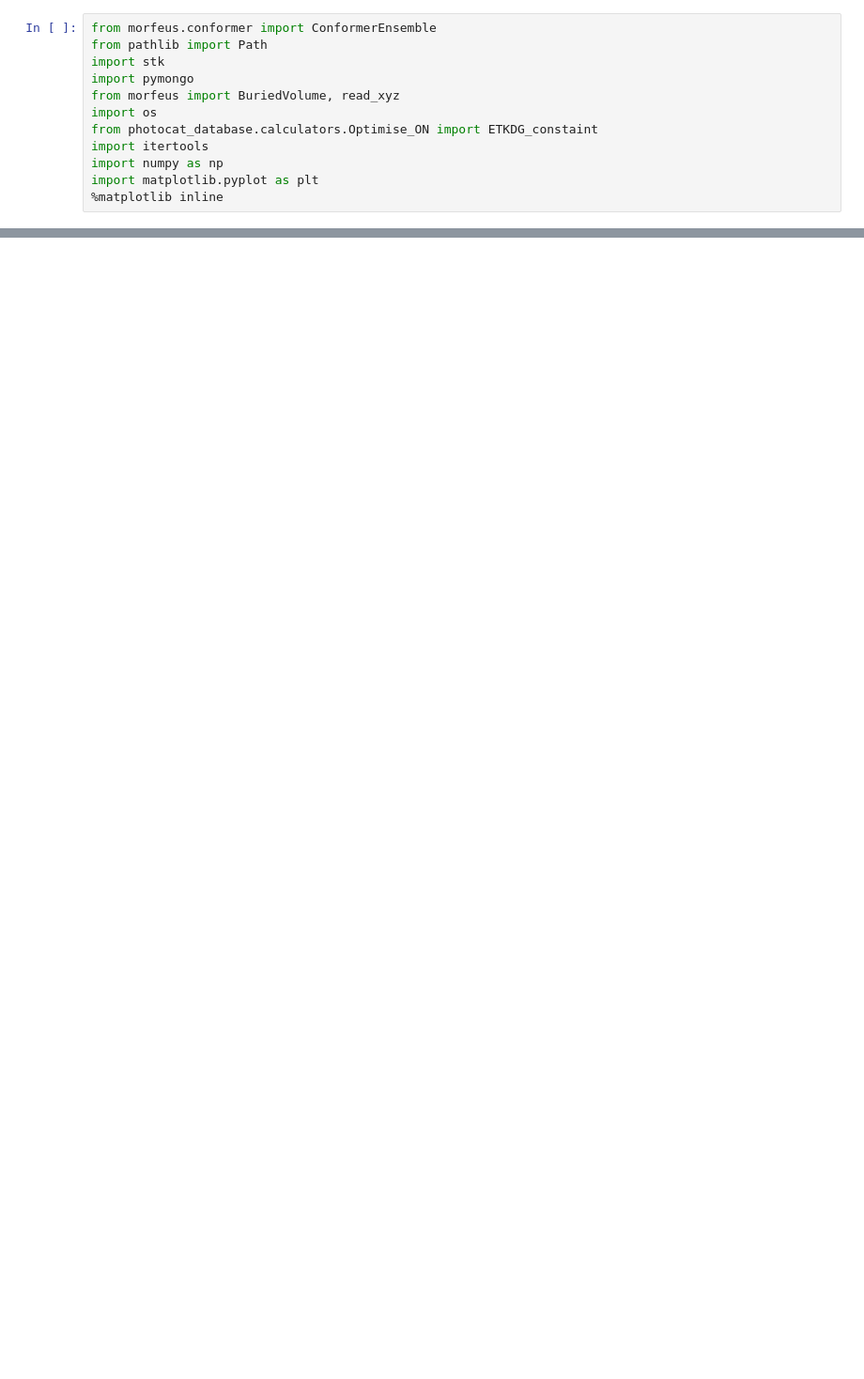
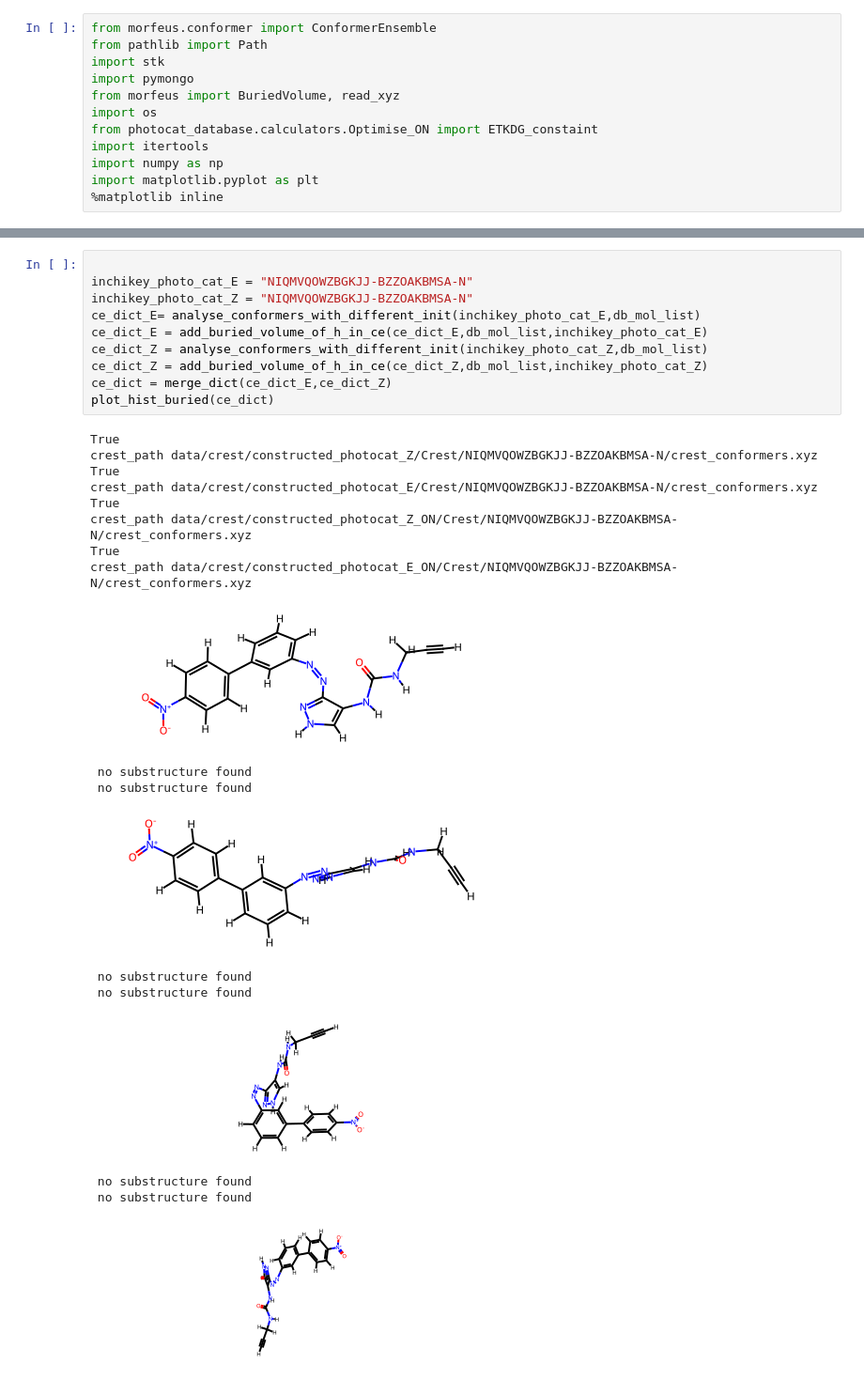
Before and after one commit to mohammedazzouzi15/photo_switch, a Jupyter notebook: notebooks/conformer_analysis.ipynb, the cells around one changed output, grey strips where cells are left out. Shown at 94% size. Cells and saved outputs as stored; diff of their text form; blank space fills up the shorter version.

```diff
--- a/notebooks/conformer_analysis.ipynb
+++ b/notebooks/conformer_analysis.ipynb
@@ -109,0 +275,29 @@ NameError: name 'inchikey_photo_cat_E' is not defined
+# %%
+
+inchikey_photo_cat_E = "NIQMVQOWZBGKJJ-BZZOAKBMSA-N"
+inchikey_photo_cat_Z = "NIQMVQOWZBGKJJ-BZZOAKBMSA-N"
+ce_dict_E= analyse_conformers_with_different_init(inchikey_photo_cat_E,db_mol_list)
+ce_dict_E = add_buried_volume_of_h_in_ce(ce_dict_E,db_mol_list,inchikey_photo_cat_E)
+ce_dict_Z = analyse_conformers_with_different_init(inchikey_photo_cat_Z,db_mol_list)
+ce_dict_Z = add_buried_volume_of_h_in_ce(ce_dict_Z,db_mol_list,inchikey_photo_cat_Z)
+ce_dict = merge_dict(ce_dict_E,ce_dict_Z)
+plot_hist_buried(ce_dict)
+# %% [output]
+True
+crest_path data/crest/constructed_photocat_Z/Crest/NIQMVQOWZBGKJJ-BZZOAKBMSA-N/crest_conformers.xyz
+True
+crest_path data/crest/constructed_photocat_E/Crest/NIQMVQOWZBGKJJ-BZZOAKBMSA-N/crest_conformers.xyz
+True
+crest_path data/crest/constructed_photocat_Z_ON/Crest/NIQMVQOWZBGKJJ-BZZOAKBMSA-N/crest_conformers.xyz
+True
+crest_path data/crest/constructed_photocat_E_ON/Crest/NIQMVQOWZBGKJJ-BZZOAKBMSA-N/crest_conformers.xyz
+[figure, added]
+ no substructure found
+ no substructure found
+[figure, added]
+ no substructure found
+ no substructure found
+[figure, added]
+ no substructure found
+ no substructure found
+[figure, added]
```
Also changed, not shown: parts of 14 cells of this notebook, 5 other files.
